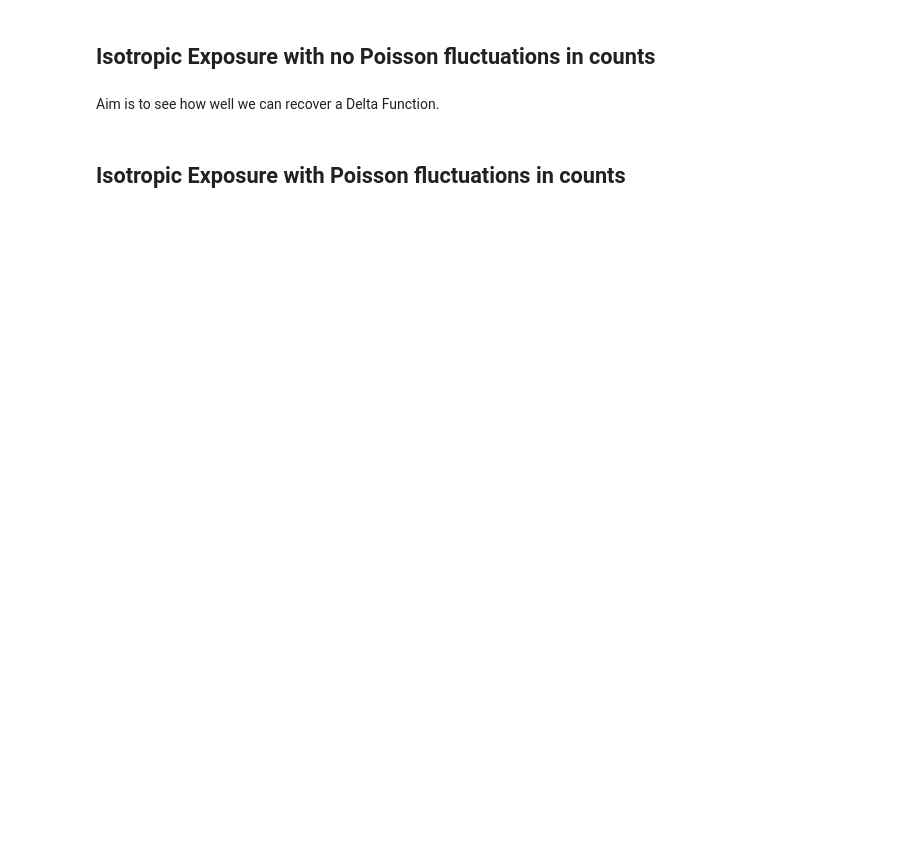
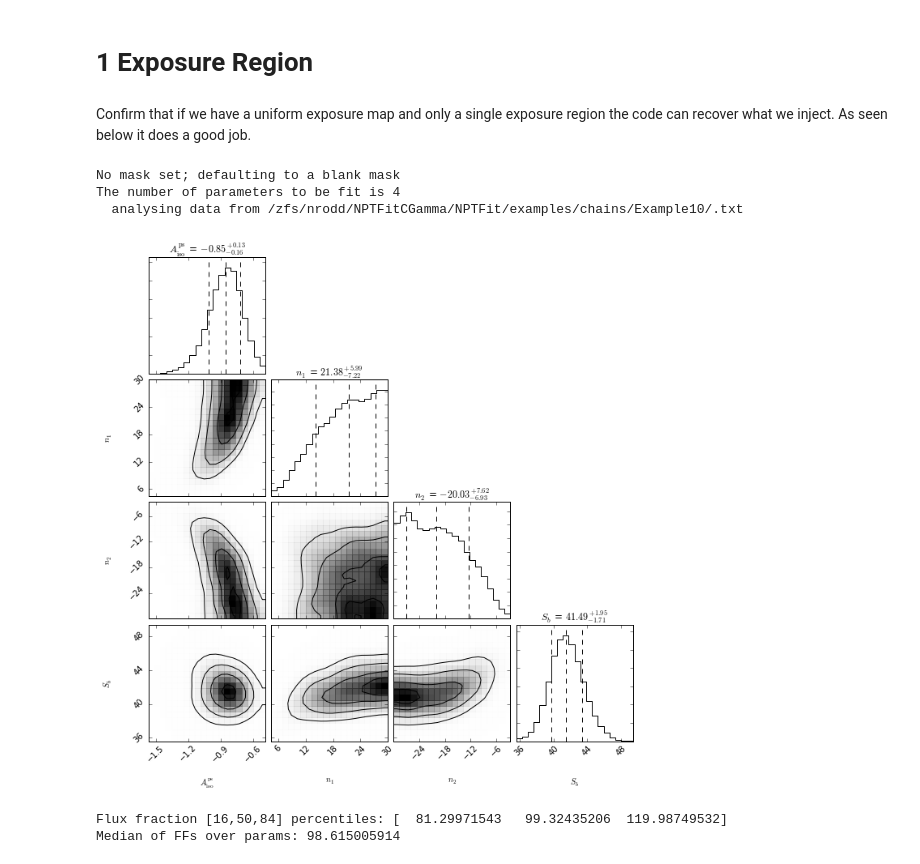
Before and after one commit to bsafdi/NPTFit, a Jupyter notebook: examples/Example10_SimpleNPTF.ipynb, the cells around one changed output. Drawn from its saved outputs; the diff is of its cells as text; code cells hidden in the pictures; blank space fills up the shorter version.

Commit message:
Fixed exposure bug, added example notebook

```diff
--- a/examples/Example10_SimpleNPTF.ipynb
+++ b/examples/Example10_SimpleNPTF.ipynb
@@ -17,66 +15,70 @@ from matplotlib import rcParams
 
 from NPTFit import nptfit # module for performing scan
 from NPTFit import dnds_analysis # module for analysing the output
-# %% [markdown]
-## Isotropic Exposure with no Poisson fluctuations in counts
-# %% [markdown]
-Aim is to see how well we can recover a Delta Function.
+# %% [markdown]
+# 1 Exposure Region
+# %% [markdown]
+Confirm that if we have a uniform exposure map and only a single exposure region the code can recover what we inject. As seen below it does a good job.
 # %%
 # Setup data and exposure
-nside = 16
-nps = 100
+nside = 2
+nps = 30
+psc = 40
+ner = 1
+emaxval = 1.0
+
 npix = hp.nside2npix(nside)
-data = np.zeros(npix)
+exposure = np.zeros(npix)
+exposure[0:npix/2] = 1.0
+exposure[npix/2:npix] = emaxval
+data = np.zeros(npix, dtype='int')
 for ips in range(nps):
     loc = np.random.randint(npix)
-    data[loc] += 10
-exposure = np.ones(npix)
+    data[loc] += np.random.poisson(psc*exposure[loc])
+totaldata = np.sum(data)
+
 #hp.mollview(data,title='Fake Data')
 #hp.mollview(exposure,title='Exposure Map')
-totaldata = np.sum(data)
 
-# Setup and perform the scan
 n = nptfit.NPTF(tag='Example10')
 n.load_data(data, exposure)
 nptf_iso = np.ones(npix)/exposure*np.mean(exposure)
 n.add_template(nptf_iso, 'iso')
 n.add_non_poiss_model('iso',
                       ['$A^\mathrm{ps}_\mathrm{iso}$','$n_1$','$n_2$','$S_b$'],
-                      [[-3,0],[2.05,30],[-30,1.95],[0.01,20]],
+                      [[-3,0],[2.05,30],[-30,1.95],[0.01,200]],
                       [True,False,False,False])
-n.configure_for_scan(nexp=1)
+n.configure_for_scan(nexp=ner)
 n.perform_scan(nlive=500)
 
 # Load and analyze the output
 n.load_scan()
 an=dnds_analysis.Analysis(n)
 an.make_triangle()
 plt.show()
 plt.close()
 
-an.plot_source_count_median('iso',smin=0.01,smax=1000000,nsteps=10000,color='tomato',spow=0)
-an.plot_source_count_band('iso',smin=0.01,smax=1000000,nsteps=10000,qs=[0.16,0.5,0.84],color='tomato',alpha=0.3,spow=0)
-plt.yscale('log')
-plt.xscale('log')
-plt.xlim([1,100])
-plt.ylim([1e-5,1e-2])
-plt.ylabel('$dN/dF$', fontsize=18)
-plt.xlabel('$F$', fontsize=18)
-plt.show()
-plt.close()
-
-an.plot_intensity_fraction_non_poiss('iso', bins=800, color='tomato', label='Iso PS')
-plt.close()
-print "Flux fraction [16,50,84] percentiles:",an.qs_comp
-
 # Manual calculation of the FF
 Aiso_non_poiss_post, n_non_poiss_post, Sb_non_poiss_post = an.return_non_poiss_parameter_posteriors('iso')
 A = np.percentile(Aiso_non_poiss_post,50)
 n1 = np.percentile(n_non_poiss_post[0],50)
 n2 = np.percentile(n_non_poiss_post[1],50)
 Sb = np.percentile(Sb_non_poiss_post[0],50)
 
-print "Median of each param FF:",A*np.sum(nptf_iso)*Sb**2*(1/(n1-2)+1/(2-n2))/totaldata*100
-print "Median of FFs over params:",np.percentile(np.array(Aiso_non_poiss_post)*np.sum(nptf_iso)*np.array(Sb_non_poiss_post[0])**2*(1/(np.array(n_non_poiss_post[0])-2)+1/(2-np.array(n_non_poiss_post[1]))),50)/totaldata*100
+#print "Median (A, n1, n2, Sb): (",A,", ",n1,", ",n2,", ",Sb,")"
+
+an.plot_intensity_fraction_non_poiss('iso', bins=800, color='tomato', label='Iso PS',smin=0.01, smax=10000)
+plt.close()
+print "Flux fraction [16,50,84] percentiles:",an.qs_comp
+
+#print "Median of each param FF:",A*np.sum(nptf_iso)*Sb**2*(1/(n1-2)+1/(2-n2))/totaldata*100
+print "Median of FFs over params:",np.percentile(np.array(Aiso_non_poiss_post)*np.sum(nptf_iso)*
+                                                 np.array(Sb_non_poiss_post[0])**2*(1/(np.array(n_non_poiss_post[0])-2)
+                                                +1/(2-np.array(n_non_poiss_post[1]))),50)/totaldata*100
+# %% [output]
+No mask set; defaulting to a blank mask
+The number of parameters to be fit is 4
+  analysing data from /zfs/nrodd/NPTFitCGamma/NPTFit/examples/chains/Example10/.txt
+[figure, added]
+Flux fraction [16,50,84] percentiles: [  81.29971543   99.32435206  119.98749532]
+Median of FFs over params: 98.615005914
-# %% [markdown]
-## Isotropic Exposure with Poisson fluctuations in counts
```
Also changed, not shown: parts of 20 cells of this notebook, 2 other files.
